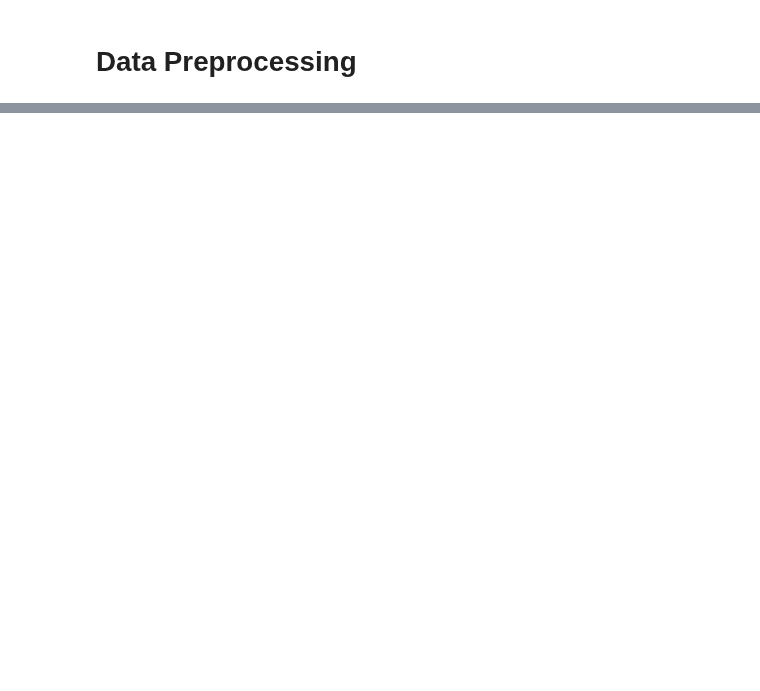
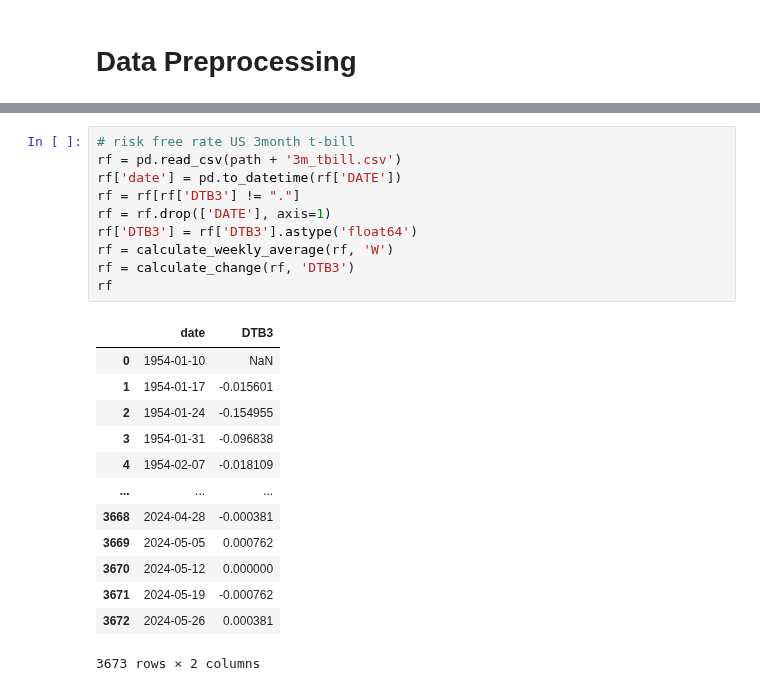
Before and after one commit to dr17549/BD2_coursework, a Jupyter notebook: Code/bitcoin_prediction.ipynb, the cells around one changed output, grey strips where cells are left out. Cells and saved outputs as stored; diff of their text form; blank space fills up the shorter version.

```diff
--- a/Code/bitcoin_prediction.ipynb
+++ b/Code/bitcoin_prediction.ipynb
@@ -54 +80,25 @@ def create_df_from_column_names(first_column, names):
+# %%
+# risk free rate US 3month t-bill
+rf = pd.read_csv(path + '3m_tbill.csv')
+rf['date'] = pd.to_datetime(rf['DATE'])
+rf = rf[rf['DTB3'] != "."]
+rf = rf.drop(['DATE'], axis=1)
+rf['DTB3'] = rf['DTB3'].astype('float64')
+rf = calculate_weekly_average(rf, 'W')
+rf = calculate_change(rf, 'DTB3')
+rf
+# %% [output]
+|  | date | DTB3 |
+| 0 | 1954-01-10 | NaN |
+| 1 | 1954-01-17 | -0.015601 |
+| 2 | 1954-01-24 | -0.154955 |
+| 3 | 1954-01-31 | -0.096838 |
+| 4 | 1954-02-07 | -0.018109 |
+| ... | ... | ... |
+| 3668 | 2024-04-28 | -0.000381 |
+| 3669 | 2024-05-05 | 0.000762 |
+| 3670 | 2024-05-12 | 0.000000 |
+| 3671 | 2024-05-19 | -0.000762 |
+| 3672 | 2024-05-26 | 0.000381 |
+3673 rows × 2 columns
 # %%
```
Also changed, not shown: parts of 14 cells of this notebook, 1 other file.
